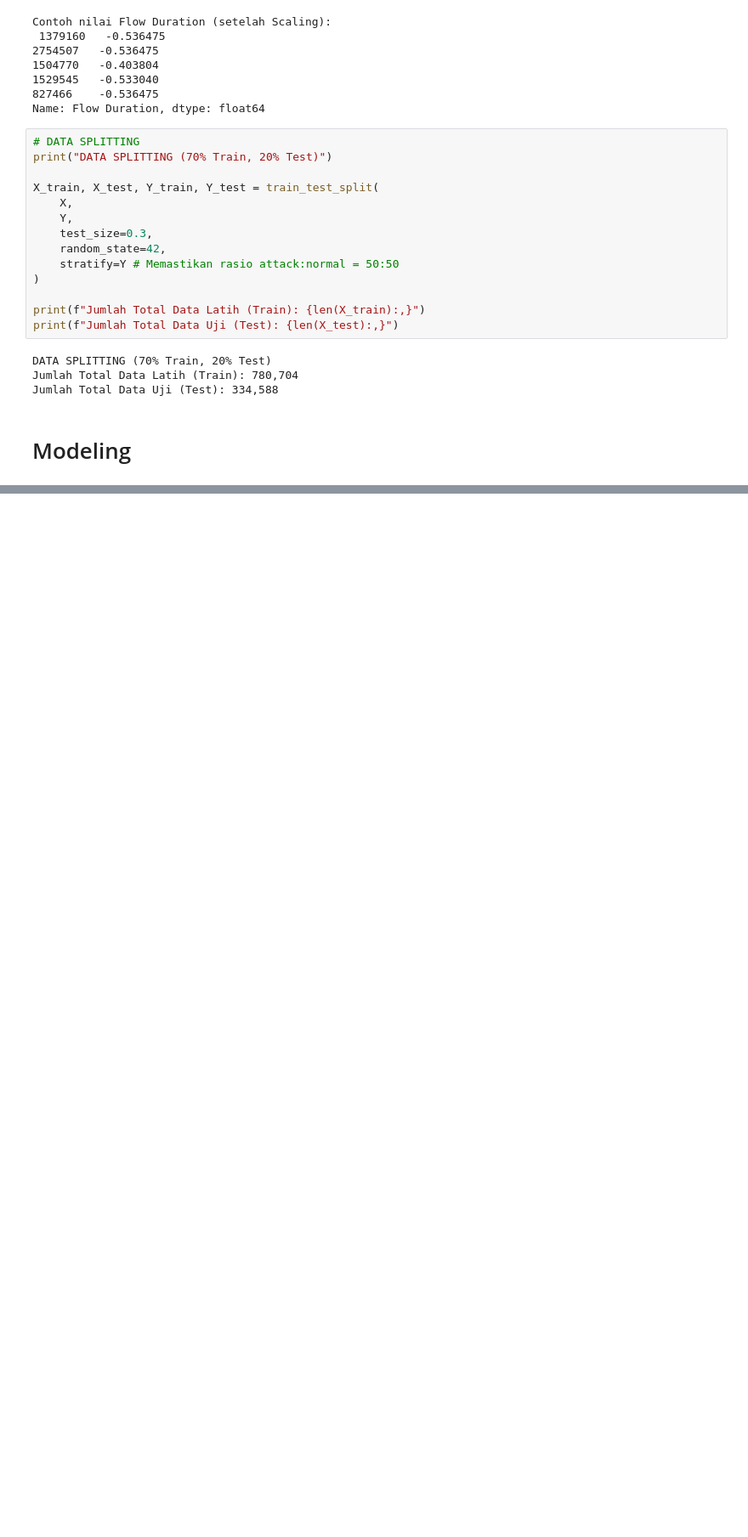
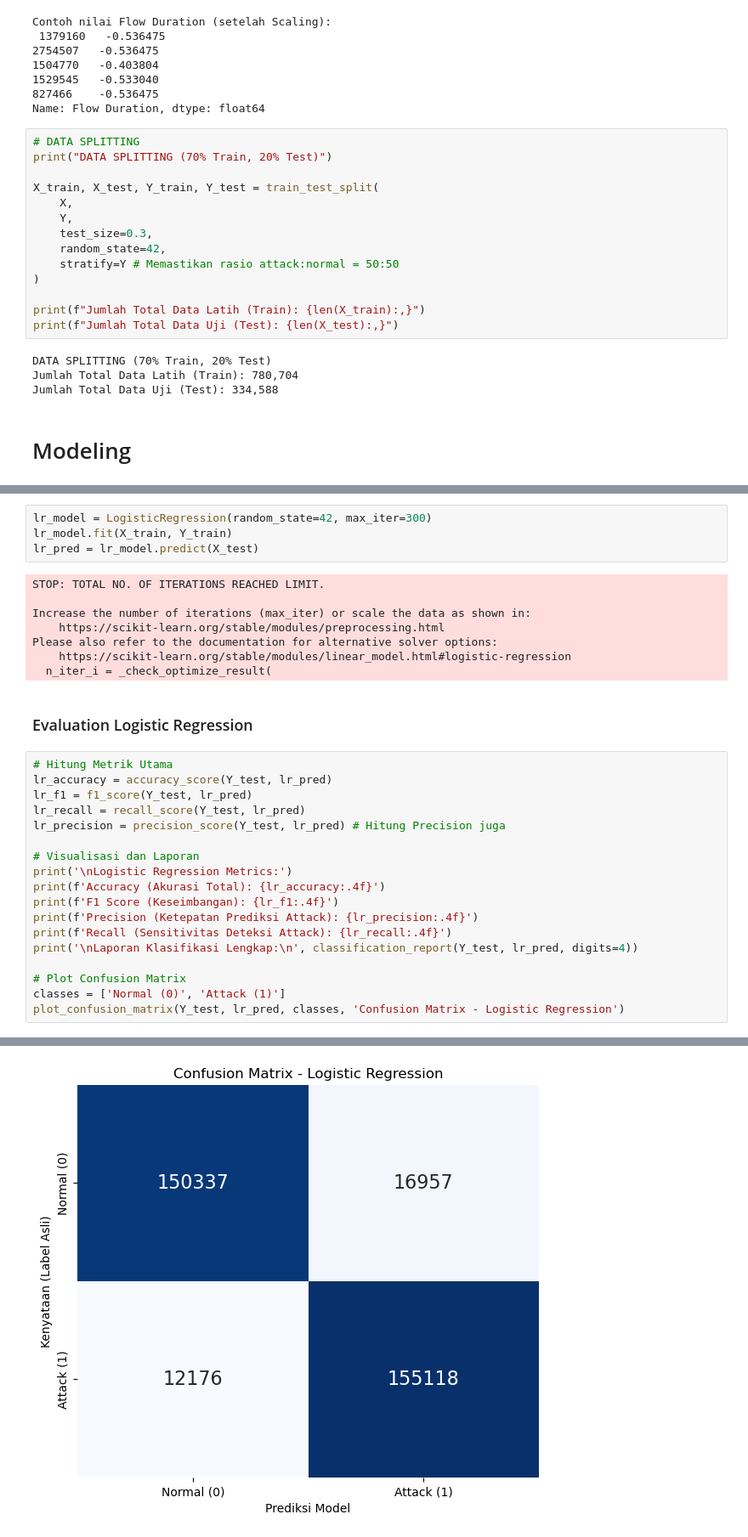
Before and after one commit to Dafalahl/IDS-Binary-Classification, a Jupyter notebook: notebook_analysis.ipynb, the cells around one changed output, grey strips where cells are left out. Shown at 85% size. Drawn from its saved outputs; the diff is of its cells as text; blank space fills up the shorter version.

```diff
--- a/notebook_analysis.ipynb
+++ b/notebook_analysis.ipynb
@@ -373,0 +446,33 @@ Jumlah Total Data Uji (Test): 334,588
+# %%
+lr_model = LogisticRegression(random_state=42, max_iter=300)
+lr_model.fit(X_train, Y_train)
+lr_pred = lr_model.predict(X_test)
+# %% [output]
+STOP: TOTAL NO. OF ITERATIONS REACHED LIMIT.
+
+Increase the number of iterations (max_iter) or scale the data as shown in:
+    https://scikit-learn.org/stable/modules/preprocessing.html
+Please also refer to the documentation for alternative solver options:
+    https://scikit-learn.org/stable/modules/linear_model.html#logistic-regression
+  n_iter_i = _check_optimize_result(
+# %% [markdown]
+### Evaluation Logistic Regression
+# %%
+# Hitung Metrik Utama
+lr_accuracy = accuracy_score(Y_test, lr_pred)
+lr_f1 = f1_score(Y_test, lr_pred)
+lr_recall = recall_score(Y_test, lr_pred)
+lr_precision = precision_score(Y_test, lr_pred) # Hitung Precision juga
+
+# Visualisasi dan Laporan
+print('\nLogistic Regression Metrics:')
+print(f'Accuracy (Akurasi Total): {lr_accuracy:.4f}')
+print(f'F1 Score (Keseimbangan): {lr_f1:.4f}')
+print(f'Precision (Ketepatan Prediksi Attack): {lr_precision:.4f}')
+print(f'Recall (Sensitivitas Deteksi Attack): {lr_recall:.4f}')
+print('\nLaporan Klasifikasi Lengkap:\n', classification_report(Y_test, lr_pred, digits=4))
+
+# Plot Confusion Matrix
+classes = ['Normal (0)', 'Attack (1)']
+plot_confusion_matrix(Y_test, lr_pred, classes, 'Confusion Matrix - Logistic Regression')
+# %% [output]
@@ -373,0 +494 @@ Jumlah Total Data Uji (Test): 334,588
+[figure, added]
```
Also changed, not shown: parts of 15 cells of this notebook.
